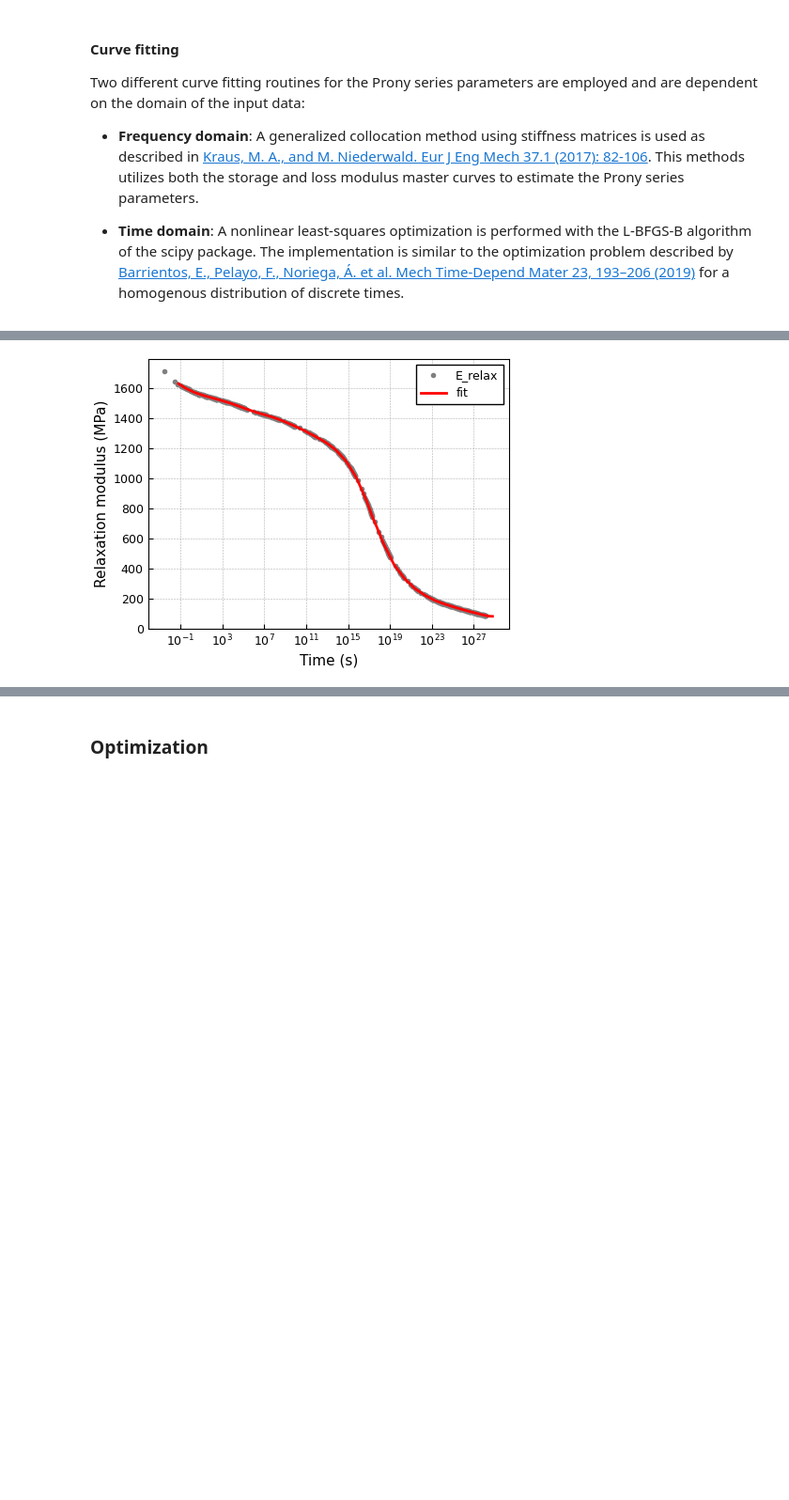
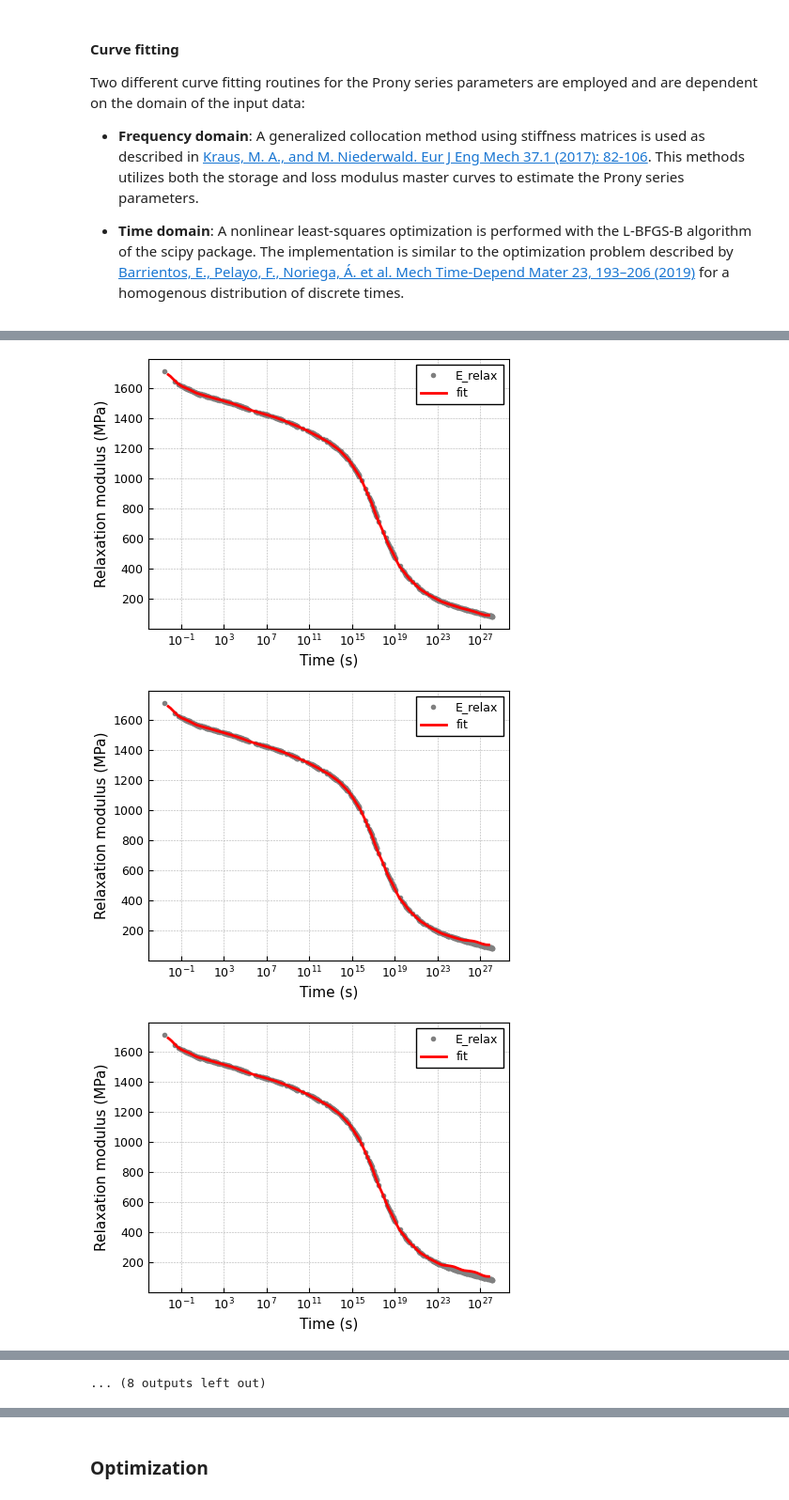
Before and after one commit to NREL/pyvisco, a Jupyter notebook: LinViscoFit.ipynb, the cells around one changed output, grey strips where cells are left out. Shown at 94% size. Drawn from its saved outputs; the diff is of its cells as text; code cells hidden in the pictures; blank space fills up the shorter version.

```diff
--- a/LinViscoFit.ipynb
+++ b/LinViscoFit.ipynb
@@ -279,5 +332,4 @@ prony = fit_prony_time_tau(GUI.df_dis, GUI.df_master)
-# %%
-df_GMaxw = visco.calc_GenMaxw(**prony)
-visco.plot_fit(GUI.df_master, df_GMaxw);
-# %% [output]
-[figure, removed]
+# %%
+prony = GUI.prony
+tau_i = prony['df_terms']['tau'].values
+alpha_i = prony['df_terms']['alpha'].values
@@ -283,0 +348,21 @@ visco.plot_fit(GUI.df_master, df_GMaxw);
+# %%
+prony = GUI.prony
+
+for i in range(20):
+
+    tau_i = prony['df_terms']['tau'].values
+    alpha_i = prony['df_terms']['alpha'].values
+    prony = fit_prony_time_alpha(GUI.df_dis, GUI.df_master, alpha_i, tau_i)
+
+    prony['df_terms'] = prony['df_terms'].drop(prony['df_terms']['alpha'].idxmin()) #.iloc[1:-1]
+
+    tau_i = prony['df_terms']['tau'].values
+    alpha_i = prony['df_terms']['alpha'].values
+    prony = fit_prony_time_tau(GUI.df_dis, GUI.df_master, tau_i, alpha_i)
+
+    df_GMaxw = visco.calc_GenMaxw(**prony)
+    visco.plot_fit(GUI.df_master, df_GMaxw);
+# %% [output]
+[figure, added]
+[figure, added]
+[figure, added]
@@ -283,0 +378 @@ visco.plot_fit(GUI.df_master, df_GMaxw);
+... (8 outputs left out)
```
Also changed, not shown: parts of 8 cells of this notebook, 1 other file.
